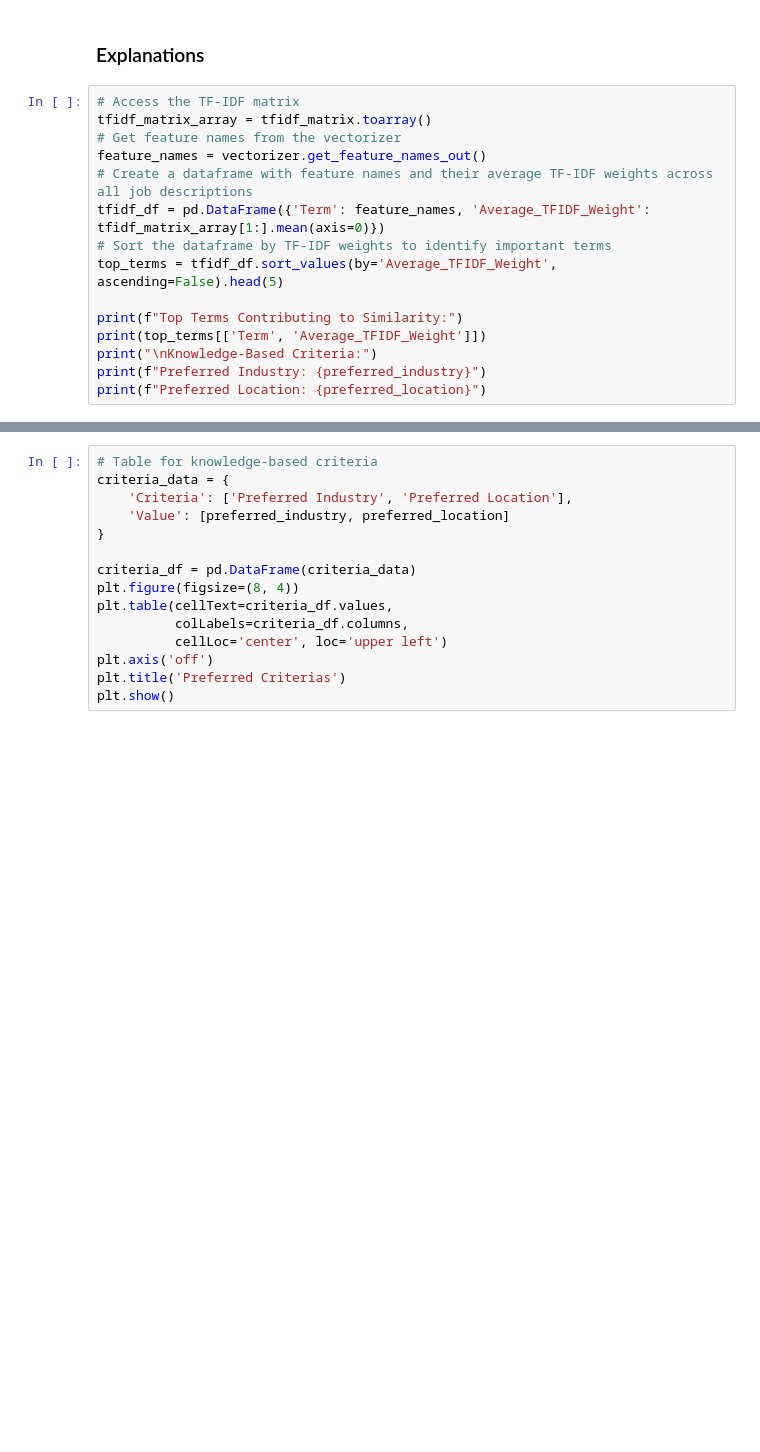
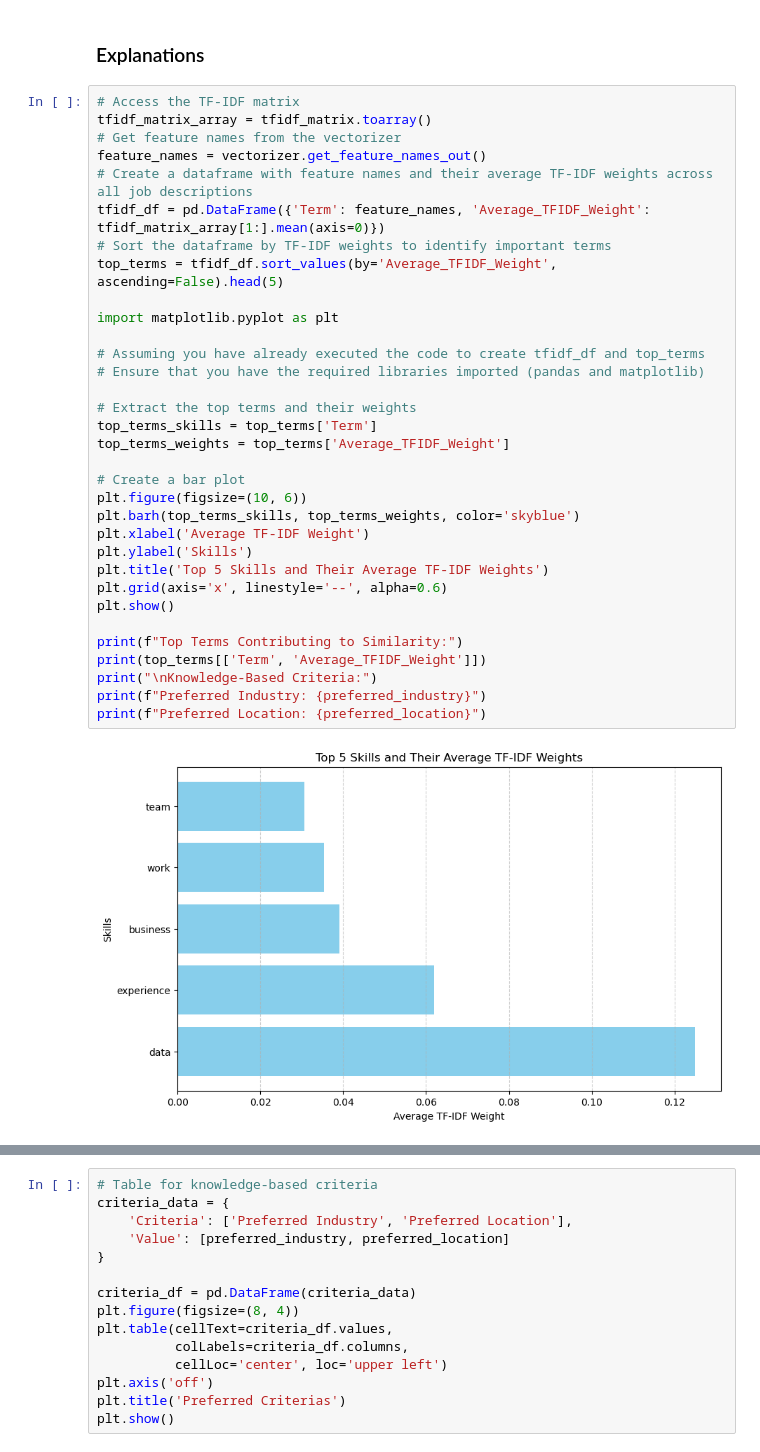
Before and after one commit to AyseTheArk/Job-Recommender-System, a Jupyter notebook: Recommender/jobrec.ipynb, the cells around one changed output, grey strips where cells are left out. Drawn from its saved outputs; the diff is of its cells as text; blank space fills up the shorter version.

Commit message:
added skills weight bar plot

```diff
--- a/Recommender/jobrec.ipynb
+++ b/Recommender/jobrec.ipynb
@@ -362,19 +362,38 @@ top_jobs_combined
 # %%
 # Access the TF-IDF matrix
 tfidf_matrix_array = tfidf_matrix.toarray()
 # Get feature names from the vectorizer
 feature_names = vectorizer.get_feature_names_out()
 # Create a dataframe with feature names and their average TF-IDF weights across all job descriptions
 tfidf_df = pd.DataFrame({'Term': feature_names, 'Average_TFIDF_Weight': tfidf_matrix_array[1:].mean(axis=0)})
 # Sort the dataframe by TF-IDF weights to identify important terms
 top_terms = tfidf_df.sort_values(by='Average_TFIDF_Weight', ascending=False).head(5)
 
+import matplotlib.pyplot as plt
+
+# Assuming you have already executed the code to create tfidf_df and top_terms
+# Ensure that you have the required libraries imported (pandas and matplotlib)
+
+# Extract the top terms and their weights
+top_terms_skills = top_terms['Term']
+top_terms_weights = top_terms['Average_TFIDF_Weight']
+
+# Create a bar plot
+plt.figure(figsize=(10, 6))
+plt.barh(top_terms_skills, top_terms_weights, color='skyblue')
+plt.xlabel('Average TF-IDF Weight')
+plt.ylabel('Skills')
+plt.title('Top 5 Skills and Their Average TF-IDF Weights')
+plt.grid(axis='x', linestyle='--', alpha=0.6)
+plt.show()
+
 print(f"Top Terms Contributing to Similarity:")
 print(top_terms[['Term', 'Average_TFIDF_Weight']])
 print("\nKnowledge-Based Criteria:")
 print(f"Preferred Industry: {preferred_industry}")
 print(f"Preferred Location: {preferred_location}")
 # %% [output]
+[figure, added]
 Top Terms Contributing to Similarity:
              Term  Average_TFIDF_Weight
 3488         data              0.125001
```
Also changed, not shown: parts of 1 cell of this notebook.
